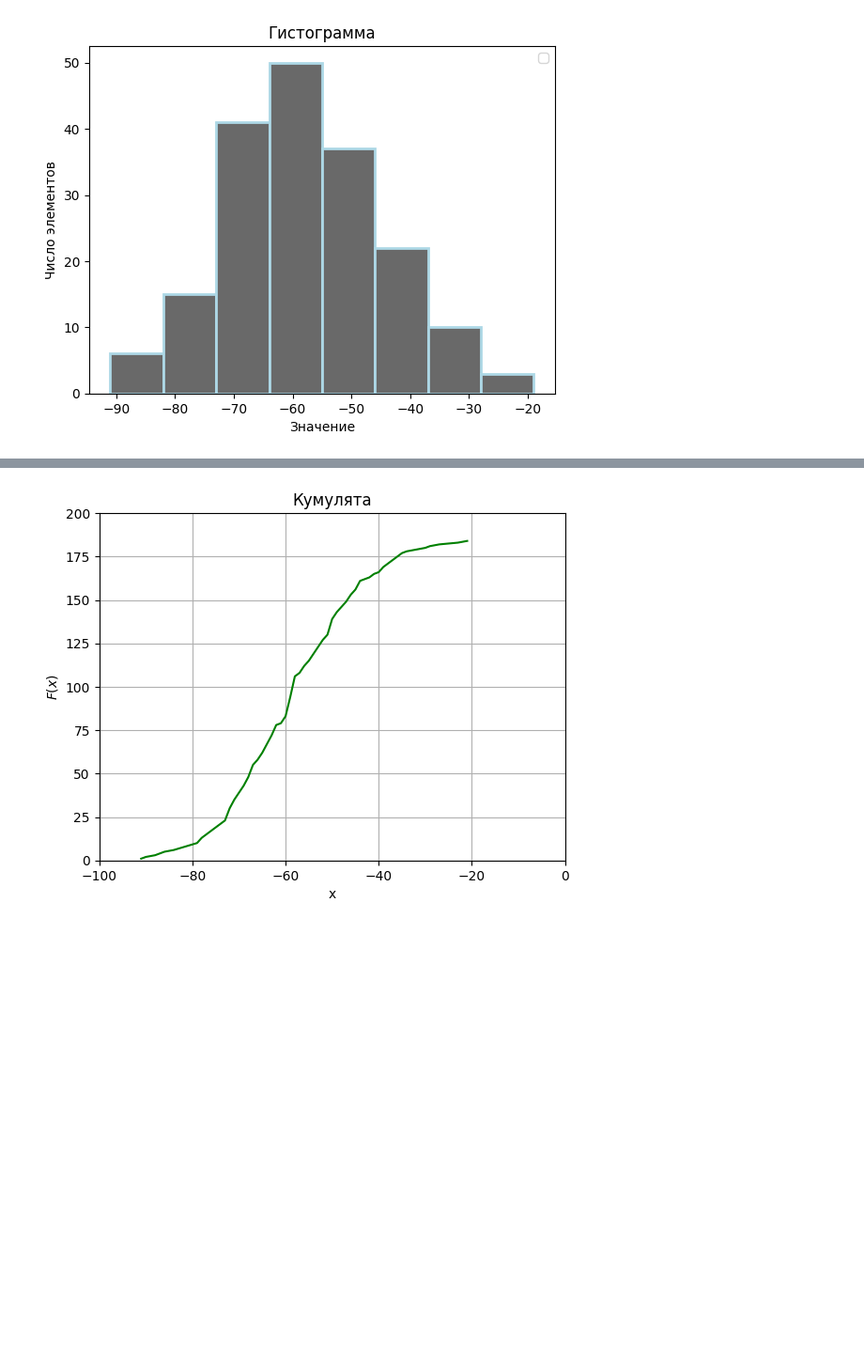
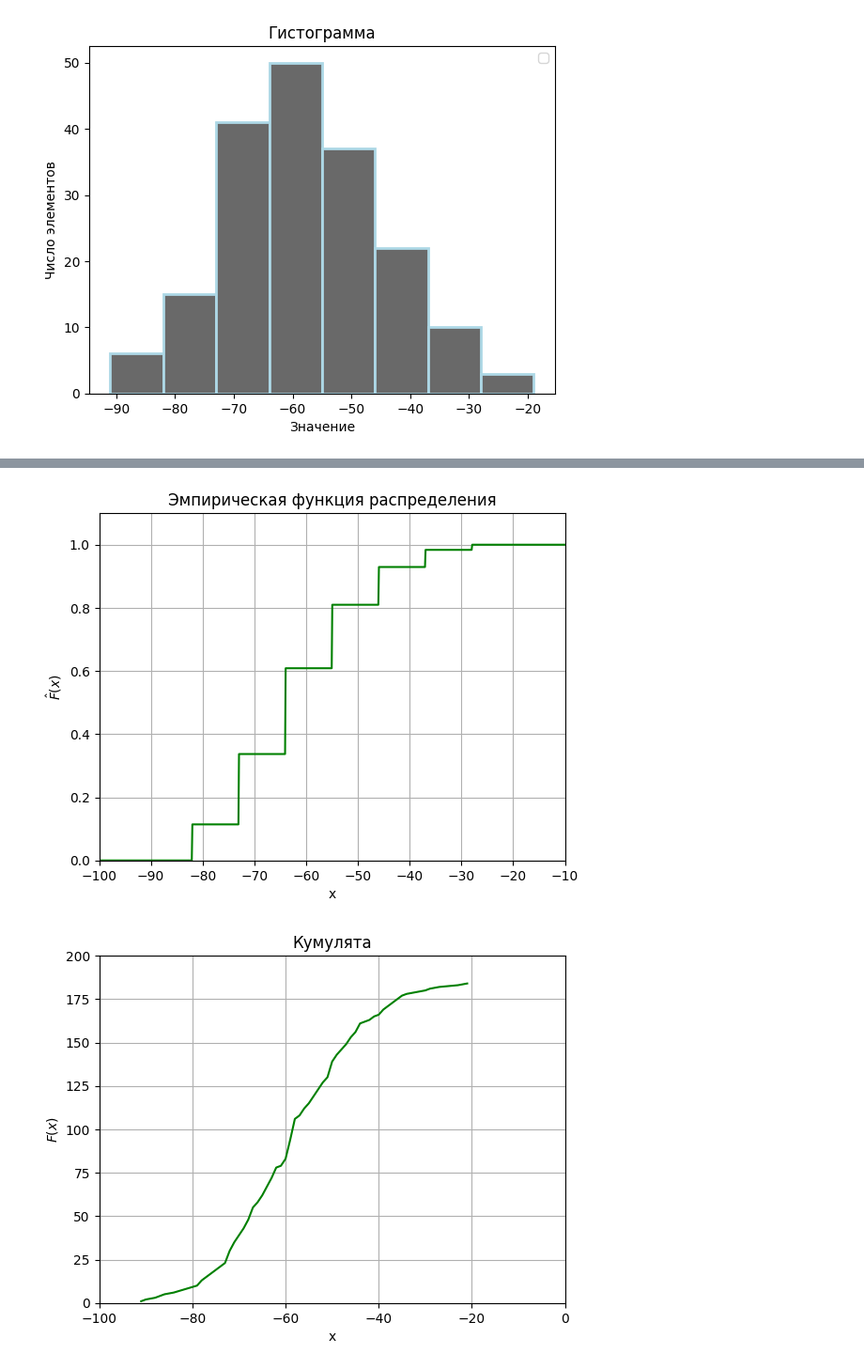
Before and after one commit to a-nechaeva/Math_statistics, a Jupyter notebook: MS_lab_1.ipynb, the cells around one changed output, grey strips where cells are left out. Shown: that part at 94% size. Drawn from its saved outputs; the diff is of its cells as text; code cells hidden in the pictures; blank space fills up the shorter version.

```diff
--- a/MS_lab_1.ipynb
+++ b/MS_lab_1.ipynb
@@ -433,42 +469,38 @@ $$\hat{F}(x)=\frac{1}{n} \sum \limits_{i=1}^n \left[X_i \leq x \right],$$
 # %%
   frec_b = []
   fr_st_b = 0
   n_b = len(sort_br)
 
   # нахождение значений для построения эмпирической функции распределения
-  for i in range(len(y_b)):
-    fr_st_b += y_b[i]
+  for i in range(len(groups_int)):
+    fr_st_b += groups_int[i][3]
     frec_b.append(fr_st_b)
 
   # построение графика эмпирической функции распределения
-  x_em_b = np.linspace(-95, -15, 800)
-  print(x_em_b)
-  #delt_b = 0.00001
-  #x_em_b[(x_em_b > -50 - delt_b) & (x_em_b < -50 + 2 * delt_b)] = np.nan
+  x_em_b = np.linspace(-100, -10, 800)
 
 
   def f_b(x):
-    if x < -91:
-      print(0)
+    if x <= groups_int[0][0]:
       return 0
-    elif x > x_b[-1]:
-      print(frec_b[-1])
+    if x > groups_int[-1][1]:
       return frec_b[-1]
-    else:
-      for i in range(1, len(x_b) - 1):
-        if x_b[i] < x <= x_b[i + 1]:
-          print(frec_b[i - 1])
-          return frec_b[i - 1]
-          break
+    for i in range(1, len(groups_int)):
+      if groups_int[i][0] < x <= groups_int[i][1]:
+        return frec_b[i]
+    return 0
+
 
   f_b_v = np.vectorize(f_b)
 
-  plt.axis([-100,10,0,1.25])
+  plt.axis([-100,-10,0,1.1])
   plt.title('Эмпирическая функция распределения')
   plt.xlabel('x')
   plt.ylabel(r'$\hat{F}(x)$')
   plt.plot(x_em_b, f_b_v(x_em_b) / n_b, 'g') # да, что не так с этим массивом
   plt.grid(True)
   plt.show()
+# %% [output]
+[figure, added]
 # %%
   # построение кумуляты
```
Also changed, not shown: parts of 8 cells of this notebook.
